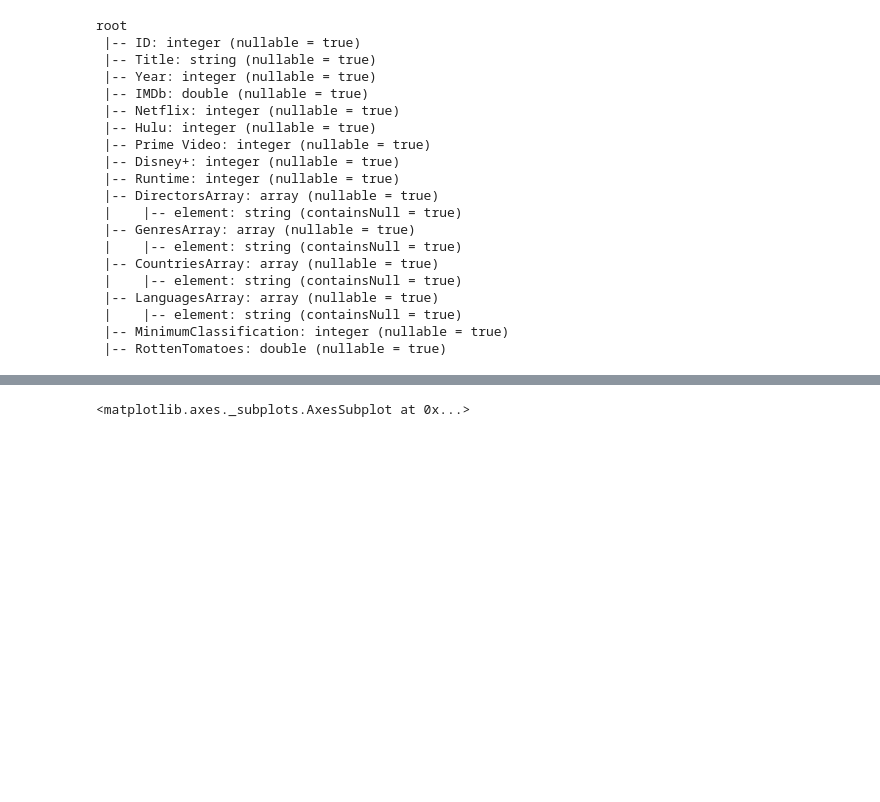
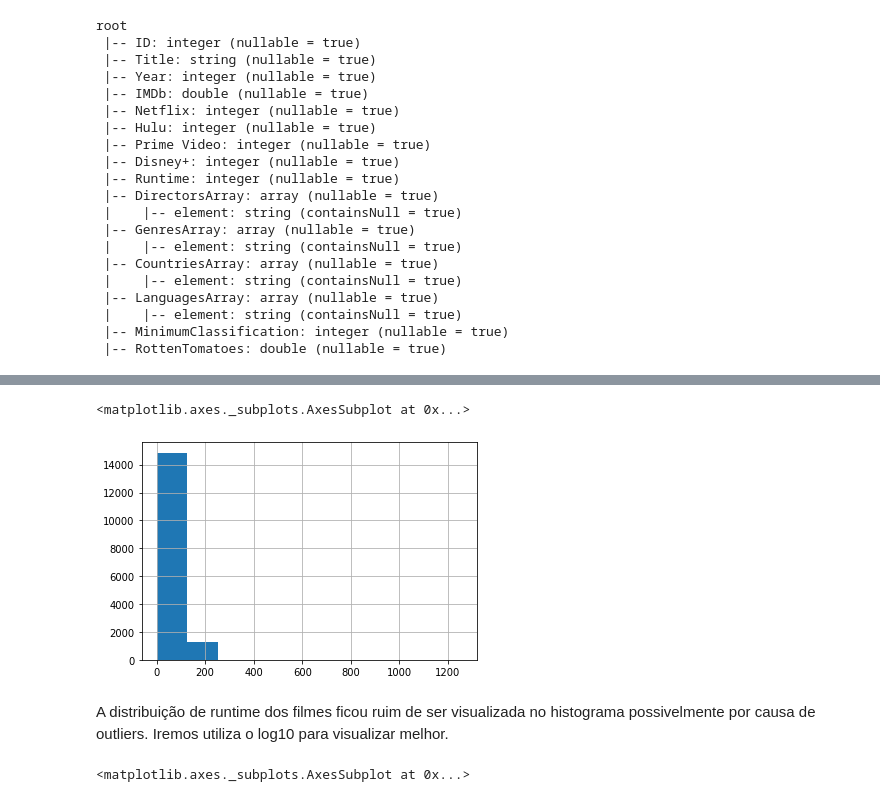
Before and after one commit to JonatasDeOliveira/movie-it, a Jupyter notebook: src/MovieIt.ipynb, the cells around one changed output, grey strips where cells are left out. Drawn from its saved outputs; the diff is of its cells as text; code cells hidden in the pictures; blank space fills up the shorter version.

```diff
--- a/src/MovieIt.ipynb
+++ b/src/MovieIt.ipynb
@@ -274,3 +291,10 @@ movies_df_pd = movies_df_processed.toPandas()
+# %%
+movies_df_pd['Runtime'].hist()
+# %% [output]
+<matplotlib.axes._subplots.AxesSubplot at 0x...>
+[figure, added]
+# %% [markdown]
+A distribuição de runtime dos filmes ficou ruim de ser visualizada no histograma possivelmente por causa de outliers. Iremos utiliza o log10 para visualizar melhor.
 # %%
 from numpy import log10
 movies_df_pd['runtime_log'] = log10(movies_df_pd['Runtime'])
```
Also changed, not shown: parts of 36 cells of this notebook.
